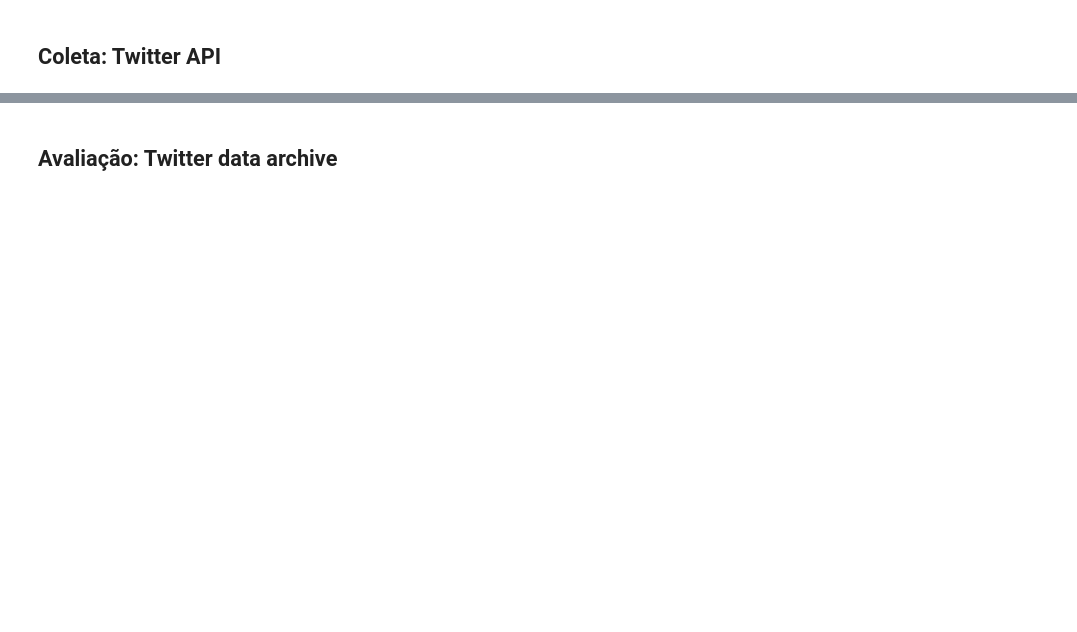
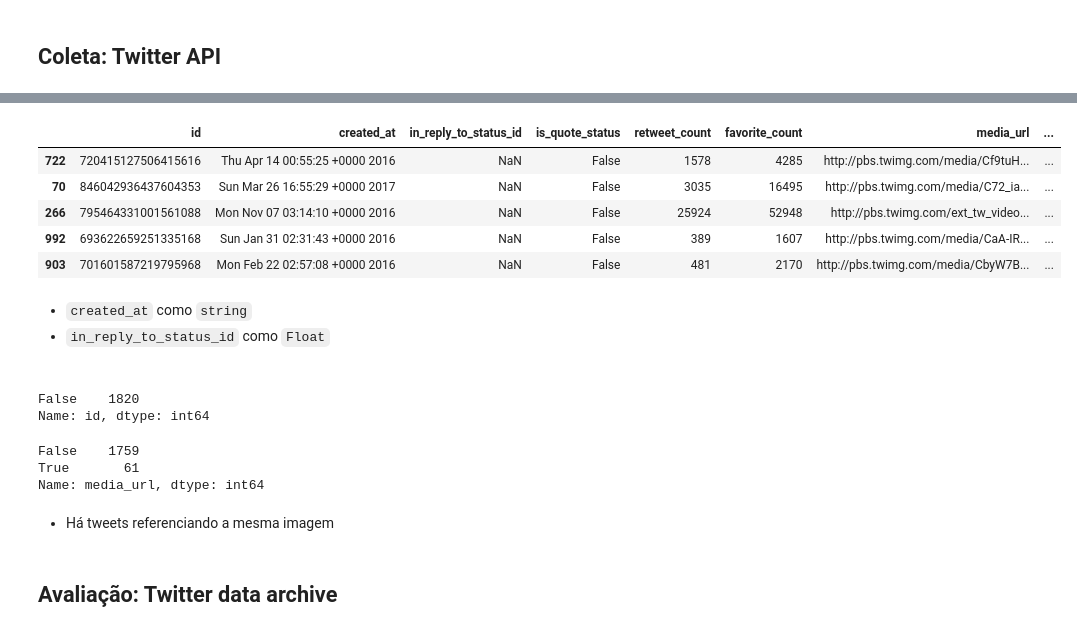
Before and after one commit to vitoralbano/ds-ii-weratedogs, a Jupyter notebook: wrangle_act.ipynb, the cells around one changed output, grey strips where cells are left out. Saved outputs shown, nothing was run; the diff lists cells and outputs as text; code cells hidden in the pictures; blank space fills up the shorter version.

```diff
--- a/wrangle_act.ipynb
+++ b/wrangle_act.ipynb
@@ -80,18 +82,21 @@ error_log = 'data/tweet_error.log'
 
 # Save tweets from Twitter API
 if(not os.path.isfile(json_path)):
+    print('Aguarde. Dado o volume de requisições, a coleta de tweets pode demorar alguns minutos.')
+    tweet_count = 0
     for tweet_id in df_twitter_arc.tweet_id:
+        print('{percent}%'.format(percent=int((++tweet_count/df_twitter_arc.tweet_id.size)*100)))
         try:
             status = api.get_status(tweet_id)
-
             with open(json_path, 'a', newline='\n') as file:
                 file.write(f'{json.dumps(status._json)}\n')
 
         except Exception as err:
             with open(error_log, 'a', newline='\n') as log:
                 log.write(f'{str(tweet_id)}: {str(err.args[0])}\n')
+            print(f'{str(tweet_id)}: {str(err.args[0])}')
 
-            print(f'{str(tweet_id)}: {str(err.args[0])}')
+        clear_output(wait=True)
 else:
-    print('Dados já salvos em disco, não serão executadas novas requisições à API.')
+    print('Dados já salvos em disco, não serão executadas novas requisições à API do Twitter.')
 # %% [output]
@@ -99,4 +104,30 @@ Dados já salvos em disco, não serão executadas novas requisições à API.
-# %%
-# Convert JSON data into a Dataframe
-with open(json_path) as file:
-    pd.read_json
+# %%
+# Convert JSON data into dict list
+tweets = []
+
+with open(json_path, 'r') as file:
+    for line in file:
+        try:
+            tweet = json.loads(line)
+
+            if(tweet.get('entities', False)):
+                if(tweet['entities'].get('media', False) and tweet['entities']['media'][0].get('media_url', False)):
+                    tweets.append({
+                        'id': tweet['id'],
+                        'created_at': tweet['created_at'],
+                        'in_reply_to_status_id': tweet['in_reply_to_status_id'],
+                        'is_quote_status': tweet['is_quote_status'],
+                        'retweet_count': tweet['retweet_count'],
+                        'favorite_count': tweet['favorite_count'],
+                        'media_url': tweet['entities']['media'][0]['media_url'],
+                        'retweeted': tweet['retweeted'],
+                        'favorited': tweet['favorited']
+                    })
+
+
+        except Exception as e:
+            print(e)
+# %%
+# create dataframe of tweets
+columns = tweets[0].keys()
+df_tweets_api = pd.DataFrame(tweets, columns = columns)
@@ -108,3 +175,32 @@ with open(json_path) as file:
+# %%
+df_tweets_api.sample(5)
+# %% [output]
+|  | id | created_at | in_reply_to_status_id | is_quote_status | retweet_count | favorite_count | media_url | ... |
+| 722 | 720415127506415616 | Thu Apr 14 00:55:25 +0000 2016 | NaN | False | 1578 | 4285 | http://pbs.twimg.com/media/Cf9tuH... | ... |
+| 70 | 846042936437604353 | Sun Mar 26 16:55:29 +0000 2017 | NaN | False | 3035 | 16495 | http://pbs.twimg.com/media/C72_ia... | ... |
+| 266 | 795464331001561088 | Mon Nov 07 03:14:10 +0000 2016 | NaN | False | 25924 | 52948 | http://pbs.twimg.com/ext_tw_video... | ... |
+| 992 | 693622659251335168 | Sun Jan 31 02:31:43 +0000 2016 | NaN | False | 389 | 1607 | http://pbs.twimg.com/media/CaA-IR... | ... |
+| 903 | 701601587219795968 | Mon Feb 22 02:57:08 +0000 2016 | NaN | False | 481 | 2170 | http://pbs.twimg.com/media/CbyW7B... | ... |
+# %% [markdown]
+* `created_at` como `string`
+* `in_reply_to_status_id` como `Float`
+# %% [markdown]
+<a id="tweets-api:duplicated"></a>
+# %%
+# Verificar se há IDs duplicados
+df_tweets_api.id.duplicated().value_counts()
+# %% [output]
+False    1820
+Name: id, dtype: int64
+# %%
+# Verificar se há imagens duplicadas
+df_tweets_api.media_url.duplicated().value_counts()
+# %% [output]
+False    1759
+True       61
+Name: media_url, dtype: int64
+# %% [markdown]
+* Há tweets referenciando a mesma imagem
 # %% [markdown]
 <a id="avaliacao:twitter-archive"></a>
 
```
Also changed, not shown: parts of 69 cells of this notebook.
